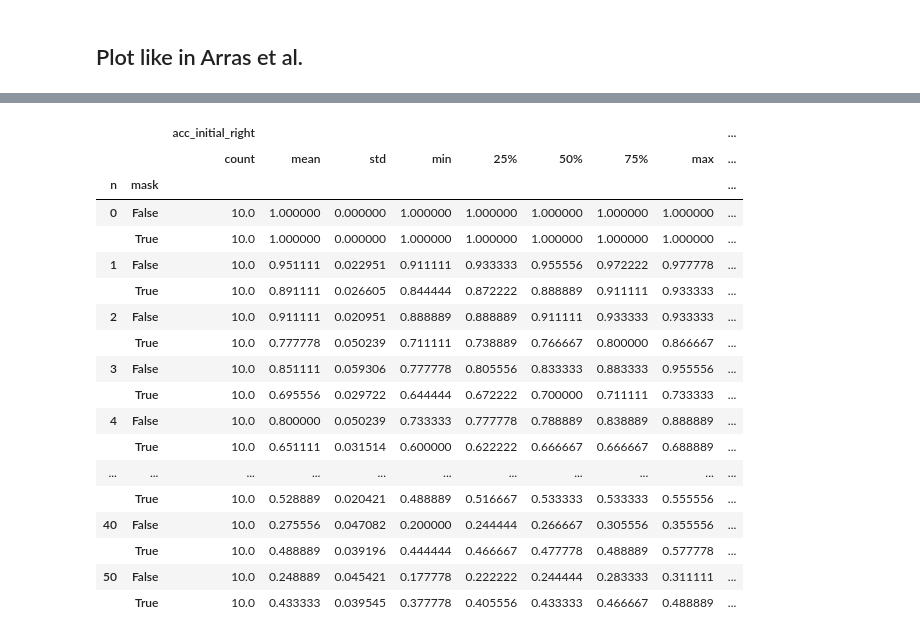
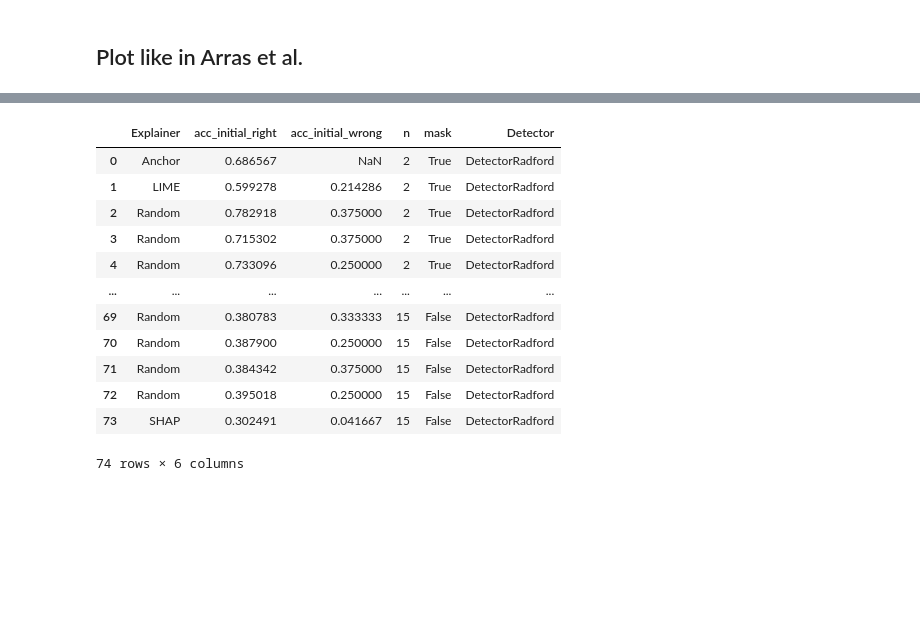
Before and after one commit to loris3/evaluation_explanation_quality, a Jupyter notebook: token_removal_experiments.ipynb, the cells around one changed output, grey strips where cells are left out. Saved outputs shown, nothing was run; the diff lists cells and outputs as text; code cells hidden in the pictures; blank space fills up the shorter version.

Commit message:
new tables

```diff
--- a/token_removal_experiments.ipynb
+++ b/token_removal_experiments.ipynb
@@ -145,17 +152,24 @@ def prediction_cached(detector, document):
 def get_results_row(document, gt,  explainer, experiment_class, detector, n, mask):
 
     experiment = experiment_class(explainer, document, gt, n=n, mask=mask)
+    if experiment.modified_document is None: # modified_document is None when len(fi_scores) < n. skip to speed up calculation
+        return [    explainer.__class__.__name__,
+                    explainer.detector.__class__.__name__,
+                    n,
+                    None,
+                    None,
+                    None,
+                    None,
+                    None,
+                    None,
+                    None]
     p_machine_original, p_human_original  = prediction_cached(detector, experiment.document)
     y_original = p_human_original >= p_machine_original
 
     p_machine_modified = None
     p_human_modified = None
-    if n == 0:
-        assert experiment.modified_document == experiment.document # just a sanity check for the experiment classes
-        p_machine_modified, p_human_modified = prediction_cached(detector, experiment.modified_document)
-    else:
-        p_machine_modified, p_human_modified = prediction_cached(detector, experiment.modified_document)
-   # print(explainer.seed, experiment.modified_document)
+
+    p_machine_modified, p_human_modified = prediction_cached(detector, experiment.modified_document)
     y_modified = p_human_modified >= p_machine_modified
     return [
                     explainer.__class__.__name__,
@@ -177,6 +191,9 @@ def run_experiment(experiment_class, detector, n=10, mask=True):
         explainer = explainer_class(detector)
         if isinstance(explainer, LIME_Explainer) and n > explainer.num_features:
             print("skip lime",n, explainer.num_features)
+            continue
+        if isinstance(explainer, Anchor_Explainer) and isinstance(detector, DetectorDetectGPT):
+            print("skip anchor detectgpt",n, explainer.num_features)
             continue
         for document, gt in zip(documents, gold_labels):
             results.append(get_results_row(document, gt, explainer, experiment_class, detector, n, mask))
@@ -210,7 +227,11 @@ def get_acc_by_initial_prediction_right_wrong(df, n, mask):
     for explainer_name, group in df.groupby("Explainer"):
         group_initial_right = group[group["y_original"] == group["gt"]]
         group_initial_wrong = group[group["y_original"] != group["gt"]]
-        accs.append((explainer_name,accuracy_score(group_initial_right["gt"], group_initial_right["y_modified"]), accuracy_score(group_initial_wrong["gt"], group_initial_wrong["y_modified"]),n, mask))
+        # display(group_initial_right)
+        # display(group_initial_wrong)
+        acc_initial_right = accuracy_score(group_initial_right["gt"].astype(int), group_initial_right["y_modified"].astype(int)) if len(group_initial_right) > 0 else None
+        acc_inital_wrong = accuracy_score(group_initial_wrong["gt"].astype(int), group_initial_wrong["y_modified"].astype(int)) if len(group_initial_wrong) > 0 else None
+        accs.append((explainer_name,acc_initial_right, acc_inital_wrong,n, mask))
     return pd.DataFrame(accs, columns=["Explainer", "acc_initial_right", "acc_initial_wrong", "n", "mask"])
 # %%
 import seaborn as sns
@@ -218,7 +239,7 @@ import os
 # %%
 results_path = "./token_removal_experiments_results"
 # %%
-n_deleted_words = list(range(0,10+1)) + [20,30,40,50]
+n_deleted_words = [2,3,15]#list(range(0,10+1)) + [20,30,40,50]
 
 
 for detector_class in detector_classes:
@@ -231,6 +252,7 @@ for detector_class in detector_classes:
     dfs_at_n_mask = [(run_experiment(Experiment_Delete_n_Highest,detector, n=n, mask=True), n, True) for n in tqdm(n_deleted_words, desc="Running mask experiment for "+detector.__class__.__name__)]
     dfs_at_n_delete = [(run_experiment(Experiment_Delete_n_Highest,detector, mask=False, n=n), n, False) for n in tqdm(n_deleted_words, desc="Running delete experiment for "+detector.__class__.__name__)]
     dfs_at_n = dfs_at_n_mask + dfs_at_n_delete
+    dfs_at_n = [(df.dropna(),n,mask) for df,n, mask in dfs_at_n]
     df_accuracy_scores = pd.concat([get_acc_by_initial_prediction_right_wrong(df,n, mask) for df, n, mask in dfs_at_n])
 
     df_accuracy_scores.loc[df_accuracy_scores["Explainer"].str.startswith("Random"), "Explainer"] = "Random"
@@ -285,24 +299,18 @@ for f in os.listdir(results_path):
 # %%
-df_accuracy_scores[df_accuracy_scores["Explainer"] == "Random"].groupby(["n", "mask"]).describe()
+df_accuracy_scores#[df_accuracy_scores["Explainer"] == "Random"]
 # %% [output]
-|  |  | acc_initial_right |  |  |  |  |  |  |  | ... |
-|  |  | count | mean | std | min | 25% | 50% | 75% | max | ... |
-| n | mask |  |  |  |  |  |  |  |  | ... |
-| 0 | False | 10.0 | 1.000000 | 0.000000 | 1.000000 | 1.000000 | 1.000000 | 1.000000 | 1.000000 | ... |
-|  | True | 10.0 | 1.000000 | 0.000000 | 1.000000 | 1.000000 | 1.000000 | 1.000000 | 1.000000 | ... |
-| 1 | False | 10.0 | 0.951111 | 0.022951 | 0.911111 | 0.933333 | 0.955556 | 0.972222 | 0.977778 | ... |
-|  | True | 10.0 | 0.891111 | 0.026605 | 0.844444 | 0.872222 | 0.888889 | 0.911111 | 0.933333 | ... |
-| 2 | False | 10.0 | 0.911111 | 0.020951 | 0.888889 | 0.888889 | 0.911111 | 0.933333 | 0.933333 | ... |
-|  | True | 10.0 | 0.777778 | 0.050239 | 0.711111 | 0.738889 | 0.766667 | 0.800000 | 0.866667 | ... |
-| 3 | False | 10.0 | 0.851111 | 0.059306 | 0.777778 | 0.805556 | 0.833333 | 0.883333 | 0.955556 | ... |
-|  | True | 10.0 | 0.695556 | 0.029722 | 0.644444 | 0.672222 | 0.700000 | 0.711111 | 0.733333 | ... |
-| 4 | False | 10.0 | 0.800000 | 0.050239 | 0.733333 | 0.777778 | 0.788889 | 0.838889 | 0.888889 | ... |
-|  | True | 10.0 | 0.651111 | 0.031514 | 0.600000 | 0.622222 | 0.666667 | 0.666667 | 0.688889 | ... |
-| ... | ... | ... | ... | ... | ... | ... | ... | ... | ... | ... |
-|  | True | 10.0 | 0.528889 | 0.020421 | 0.488889 | 0.516667 | 0.533333 | 0.533333 | 0.555556 | ... |
-| 40 | False | 10.0 | 0.275556 | 0.047082 | 0.200000 | 0.244444 | 0.266667 | 0.305556 | 0.355556 | ... |
-|  | True | 10.0 | 0.488889 | 0.039196 | 0.444444 | 0.466667 | 0.477778 | 0.488889 | 0.577778 | ... |
-| 50 | False | 10.0 | 0.248889 | 0.045421 | 0.177778 | 0.222222 | 0.244444 | 0.283333 | 0.311111 | ... |
-|  | True | 10.0 | 0.433333 | 0.039545 | 0.377778 | 0.405556 | 0.433333 | 0.466667 | 0.488889 | ... |
+|  | Explainer | acc_initial_right | acc_initial_wrong | n | mask | Detector |
+| 0 | Anchor | 0.686567 | NaN | 2 | True | DetectorRadford |
+| 1 | LIME | 0.599278 | 0.214286 | 2 | True | DetectorRadford |
+| 2 | Random | 0.782918 | 0.375000 | 2 | True | DetectorRadford |
+| 3 | Random | 0.715302 | 0.375000 | 2 | True | DetectorRadford |
+| 4 | Random | 0.733096 | 0.250000 | 2 | True | DetectorRadford |
+| ... | ... | ... | ... | ... | ... | ... |
+| 69 | Random | 0.380783 | 0.333333 | 15 | False | DetectorRadford |
+| 70 | Random | 0.387900 | 0.250000 | 15 | False | DetectorRadford |
+| 71 | Random | 0.384342 | 0.375000 | 15 | False | DetectorRadford |
+| 72 | Random | 0.395018 | 0.250000 | 15 | False | DetectorRadford |
+| 73 | SHAP | 0.302491 | 0.041667 | 15 | False | DetectorRadford |
+74 rows × 6 columns
 # %%
 f, (ax_right, ax_wrong) = plt.subplots(1,2, sharey=True, figsize=(5,2))
```
Also changed, not shown: parts of 14 cells of this notebook, 8 other files.
